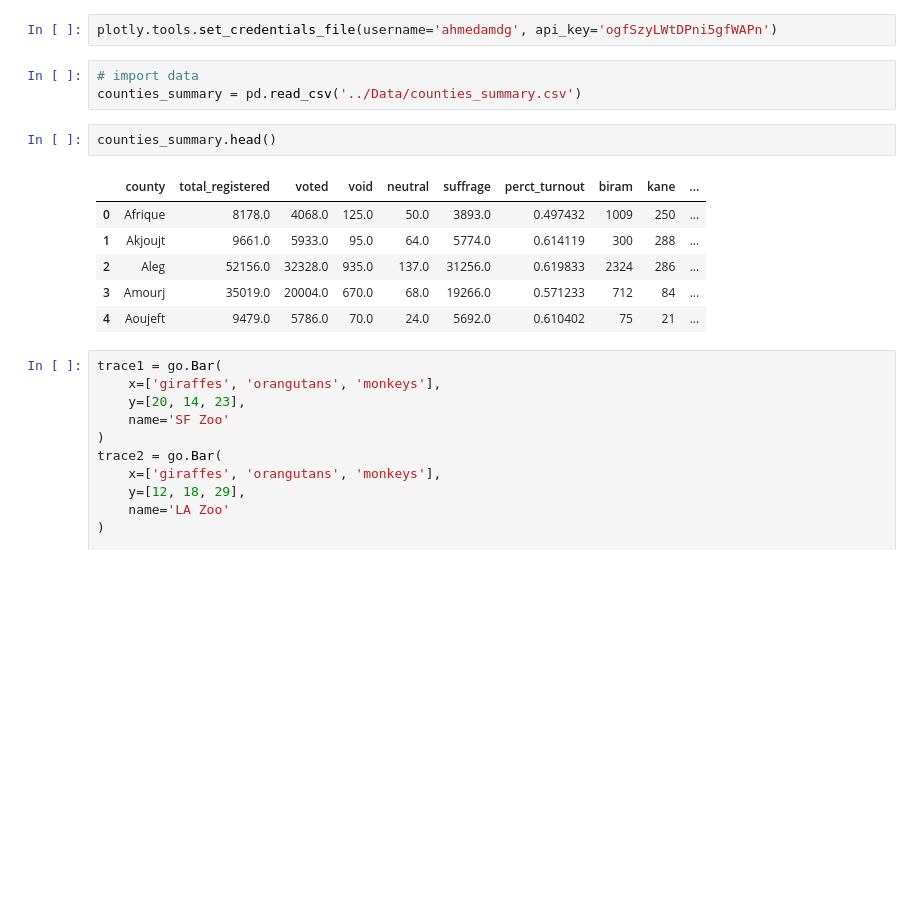
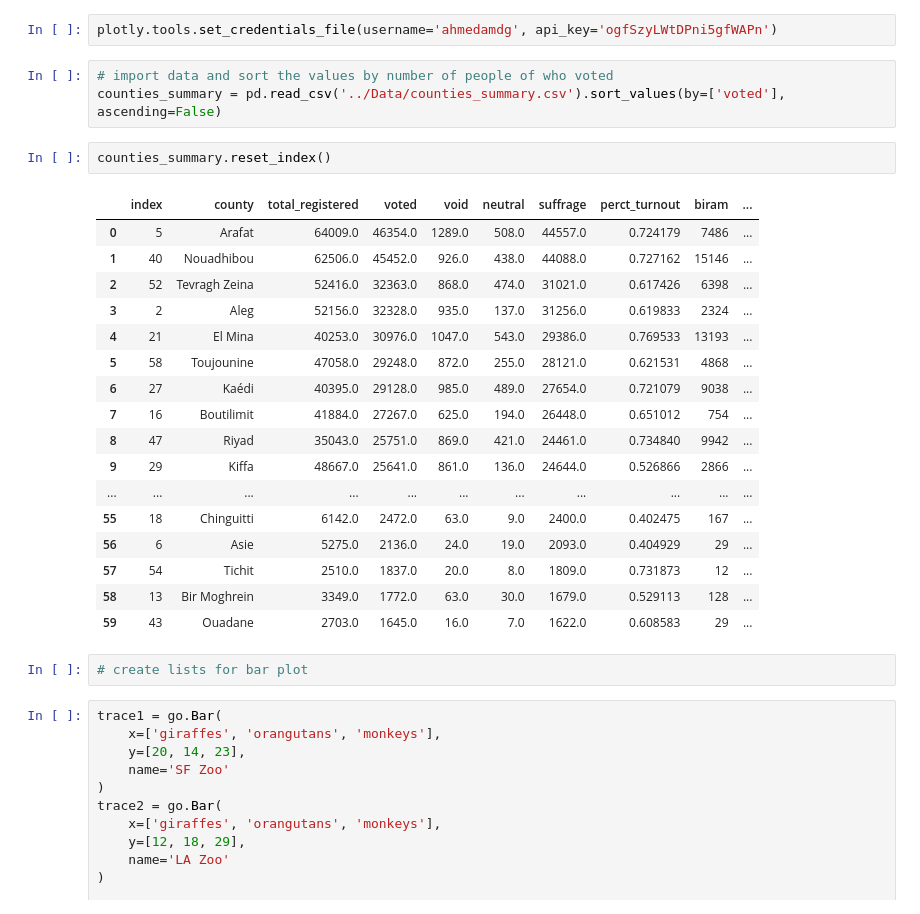
Before and after one commit to Mauritycs/2019_Election_Results, a Jupyter notebook: Notebooks/Untitled.ipynb, the cells around one changed output. Drawn from its saved outputs; the diff is of its cells as text; blank space fills up the shorter version.

Commit message:
ascending data, reset index with drop true and bar plot code

```diff
--- a/Notebooks/Untitled.ipynb
+++ b/Notebooks/Untitled.ipynb
@@ -10,17 +10,30 @@ import plotly
 # %%
 plotly.tools.set_credentials_file(username='ahmedamdg', api_key='ogfSzyLWtDPni5gfWAPn')
 # %%
-# import data
-counties_summary = pd.read_csv('../Data/counties_summary.csv')
+# import data and sort the values by number of people of who voted
+counties_summary = pd.read_csv('../Data/counties_summary.csv').sort_values(by=['voted'], ascending=False)
 # %%
-counties_summary.head()
+counties_summary.reset_index()
 # %% [output]
-|  | county | total_registered | voted | void | neutral | suffrage | perct_turnout | biram | kane | ... |
-| 0 | Afrique | 8178.0 | 4068.0 | 125.0 | 50.0 | 3893.0 | 0.497432 | 1009 | 250 | ... |
-| 1 | Akjoujt | 9661.0 | 5933.0 | 95.0 | 64.0 | 5774.0 | 0.614119 | 300 | 288 | ... |
-| 2 | Aleg | 52156.0 | 32328.0 | 935.0 | 137.0 | 31256.0 | 0.619833 | 2324 | 286 | ... |
-| 3 | Amourj | 35019.0 | 20004.0 | 670.0 | 68.0 | 19266.0 | 0.571233 | 712 | 84 | ... |
-| 4 | Aoujeft | 9479.0 | 5786.0 | 70.0 | 24.0 | 5692.0 | 0.610402 | 75 | 21 | ... |
+|  | index | county | total_registered | voted | void | neutral | suffrage | perct_turnout | biram | ... |
+| 0 | 5 | Arafat | 64009.0 | 46354.0 | 1289.0 | 508.0 | 44557.0 | 0.724179 | 7486 | ... |
+| 1 | 40 | Nouadhibou | 62506.0 | 45452.0 | 926.0 | 438.0 | 44088.0 | 0.727162 | 15146 | ... |
+| 2 | 52 | Tevragh Zeina | 52416.0 | 32363.0 | 868.0 | 474.0 | 31021.0 | 0.617426 | 6398 | ... |
+| 3 | 2 | Aleg | 52156.0 | 32328.0 | 935.0 | 137.0 | 31256.0 | 0.619833 | 2324 | ... |
+| 4 | 21 | El Mina | 40253.0 | 30976.0 | 1047.0 | 543.0 | 29386.0 | 0.769533 | 13193 | ... |
+| 5 | 58 | Toujounine | 47058.0 | 29248.0 | 872.0 | 255.0 | 28121.0 | 0.621531 | 4868 | ... |
+| 6 | 27 | Kaédi | 40395.0 | 29128.0 | 985.0 | 489.0 | 27654.0 | 0.721079 | 9038 | ... |
+| 7 | 16 | Boutilimit | 41884.0 | 27267.0 | 625.0 | 194.0 | 26448.0 | 0.651012 | 754 | ... |
+| 8 | 47 | Riyad | 35043.0 | 25751.0 | 869.0 | 421.0 | 24461.0 | 0.734840 | 9942 | ... |
+| 9 | 29 | Kiffa | 48667.0 | 25641.0 | 861.0 | 136.0 | 24644.0 | 0.526866 | 2866 | ... |
+| ... | ... | ... | ... | ... | ... | ... | ... | ... | ... | ... |
+| 55 | 18 | Chinguitti | 6142.0 | 2472.0 | 63.0 | 9.0 | 2400.0 | 0.402475 | 167 | ... |
+| 56 | 6 | Asie | 5275.0 | 2136.0 | 24.0 | 19.0 | 2093.0 | 0.404929 | 29 | ... |
+| 57 | 54 | Tichit | 2510.0 | 1837.0 | 20.0 | 8.0 | 1809.0 | 0.731873 | 12 | ... |
+| 58 | 13 | Bir Moghrein | 3349.0 | 1772.0 | 63.0 | 30.0 | 1679.0 | 0.529113 | 128 | ... |
+| 59 | 43 | Ouadane | 2703.0 | 1645.0 | 16.0 | 7.0 | 1622.0 | 0.608583 | 29 | ... |
+# %%
+# create lists for bar plot
 # %%
 trace1 = go.Bar(
     x=['giraffes', 'orangutans', 'monkeys'],
```
